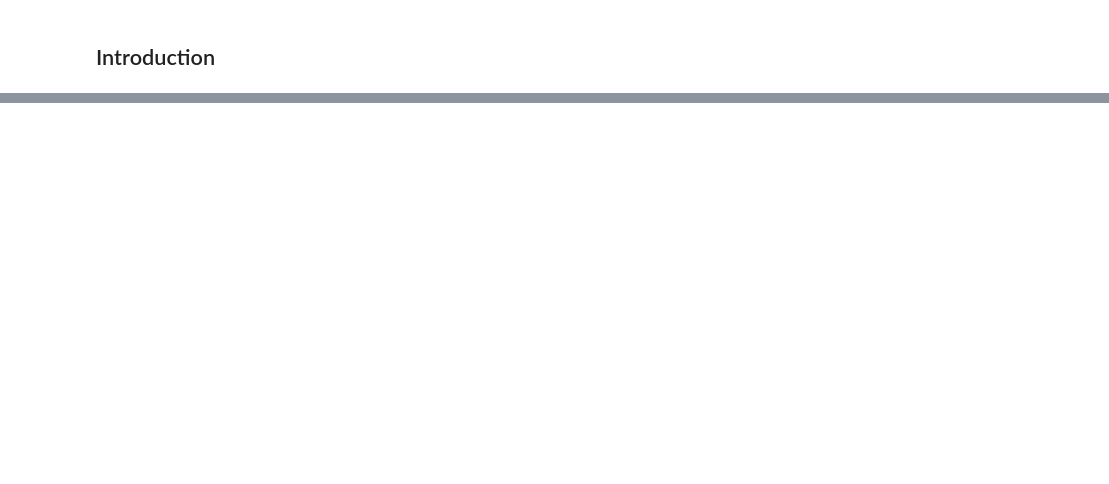
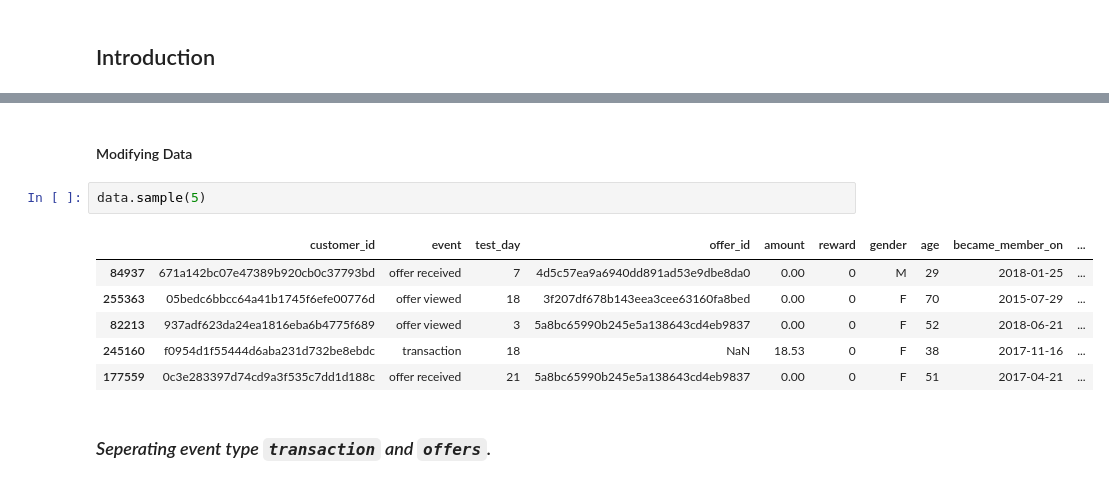
Before and after one commit to Shuniy/starbucks, a Jupyter notebook: Starbucks_Data_Analysis.ipynb, the cells around one changed output, grey strips where cells are left out. Saved outputs shown, nothing was run; the diff lists cells and outputs as text; blank space fills up the shorter version.

```diff
--- a/Starbucks_Data_Analysis.ipynb
+++ b/Starbucks_Data_Analysis.ipynb
@@ -611,0 +101,13 @@ ValueError: The truth value of an array with more than one element is ambiguous.
+# %% [markdown]
+#### Modifying Data
+# %%
+data.sample(5)
+# %% [output]
+|  | customer_id | event | test_day | offer_id | amount | reward | gender | age | became_member_on | ... |
+| 84937 | 671a142bc07e47389b920cb0c37793bd | offer received | 7 | 4d5c57ea9a6940dd891ad53e9dbe8da0 | 0.00 | 0 | M | 29 | 2018-01-25 | ... |
+| 255363 | 05bedc6bbcc64a41b1745f6efe00776d | offer viewed | 18 | 3f207df678b143eea3cee63160fa8bed | 0.00 | 0 | F | 70 | 2015-07-29 | ... |
+| 82213 | 937adf623da24ea1816eba6b4775f689 | offer viewed | 3 | 5a8bc65990b245e5a138643cd4eb9837 | 0.00 | 0 | F | 52 | 2018-06-21 | ... |
+| 245160 | f0954d1f55444d6aba231d732be8ebdc | transaction | 18 | NaN | 18.53 | 0 | F | 38 | 2017-11-16 | ... |
+| 177559 | 0c3e283397d74cd9a3f535c7dd1d188c | offer received | 21 | 5a8bc65990b245e5a138643cd4eb9837 | 0.00 | 0 | F | 51 | 2017-04-21 | ... |
+# %% [markdown]
+### *Seperating event type `transaction` and `offers`.*
```
Also changed, not shown: parts of 116 cells of this notebook, 1 other file.
